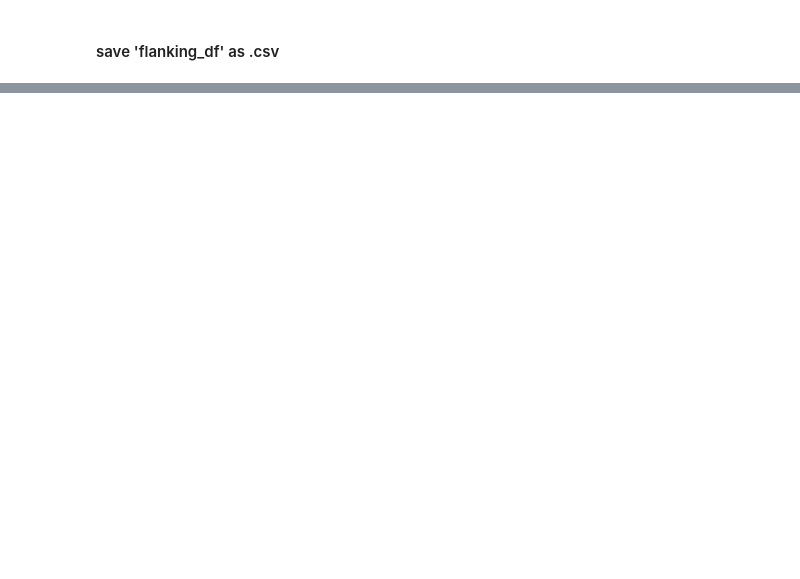
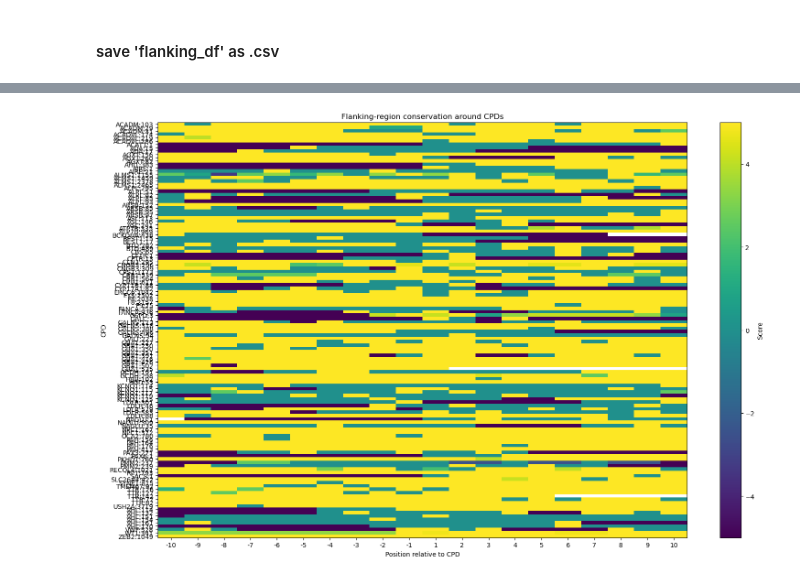
Before and after one commit to rbazev/kondrashov, a Jupyter notebook: Flanking_region_stat.ipynb, the cells around one changed output, grey strips where cells are left out. Saved outputs shown, nothing was run; the diff lists cells and outputs as text; code cells hidden in the pictures; blank space fills up the shorter version.

```diff
--- a/Flanking_region_stat.ipynb
+++ b/Flanking_region_stat.ipynb
@@ -1506,0 +1706,43 @@ flanking_df.to_csv("Outputs_primates/AllGenes_flanking_df.csv", index= False)
+# %%
+heatmap_df = plot_df.pivot_table(
+    index="CPD",
+    columns="relative_position",
+    values="score",
+    aggfunc="mean"
+)
+
+# Make sure positions are ordered correctly
+heatmap_df = heatmap_df.reindex(
+    columns=list(range(-10, 0)) + list(range(1, 11))
+)
+# %%
+plt.figure(figsize=(16, 10))
+
+plt.imshow(
+    heatmap_df,
+    aspect="auto",
+    interpolation="nearest",
+    vmin=-5,
+    vmax=5
+)
+
+plt.colorbar(label="Score")
+
+plt.xticks(
+    range(len(heatmap_df.columns)),
+    heatmap_df.columns
+)
+
+plt.yticks(
+    range(len(heatmap_df.index)),
+    heatmap_df.index
+)
+
+plt.xlabel("Position relative to CPD")
+plt.ylabel("CPD")
+plt.title("Flanking-region conservation around CPDs")
+
+plt.tight_layout()
+plt.show()
+# %% [output]
+[figure, added]
```
Also changed, not shown: parts of 20 cells of this notebook, 6 other files.
